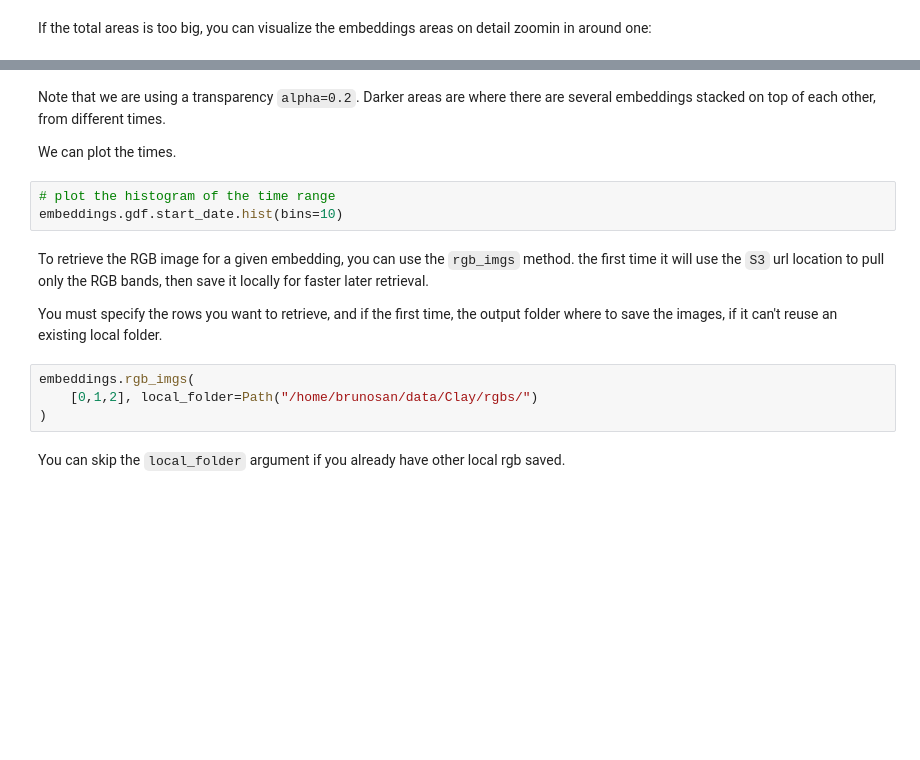
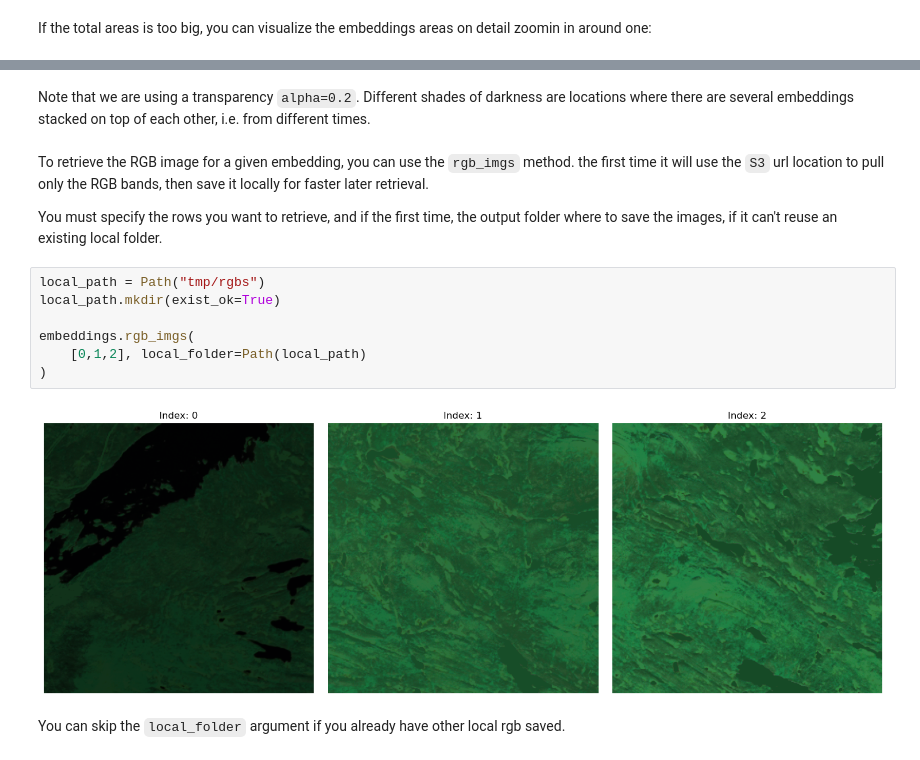
Before and after one commit to Clay-foundation/documentation, a Jupyter notebook: nbs/01_embeddings.ipynb, the cells around one changed output, grey strips where cells are left out. Cells and saved outputs as stored; diff of their text form; blank space fills up the shorter version.

Commit message:
fix local path

```diff
--- a/nbs/01_embeddings.ipynb
+++ b/nbs/01_embeddings.ipynb
@@ -517,18 +565,18 @@ embeddings.plot_locations(bounds=bounds)
 # %% [markdown]
-Note that we are using a transparency `alpha=0.2`. Darker areas are where there are several embeddings stacked on top of each other, from different times.
-
-We can plot the times.
+Note that we are using a transparency `alpha=0.2`. Different shades of darkness are locations where there are several embeddings stacked on top of each other, i.e. from different times.
-# %%
-# plot the histogram of the time range
-embeddings.gdf.start_date.hist(bins=10)
 # %% [markdown]
 To retrieve the RGB image for a given embedding, you can use the `rgb_imgs` method. the first time it will use the `S3` url location to pull only the RGB bands, then save it locally for faster later retrieval.
 
 You must specify the rows you want to retrieve, and if the first time, the output folder where to save the images, if it can't reuse an existing local folder.
-# %%
-embeddings.rgb_imgs(
-    [0,1,2], local_folder=Path("/home/brunosan/data/Clay/rgbs/")
-)
+# %%
+local_path = Path("tmp/rgbs")
+local_path.mkdir(exist_ok=True)
+
+embeddings.rgb_imgs(
+    [0,1,2], local_folder=Path(local_path)
+)
+# %% [output]
+[figure, added]
 # %% [markdown]
 You can skip the `local_folder` argument if you already have other local rgb saved.
 # %%
```
Also changed, not shown: parts of 8 cells of this notebook.
